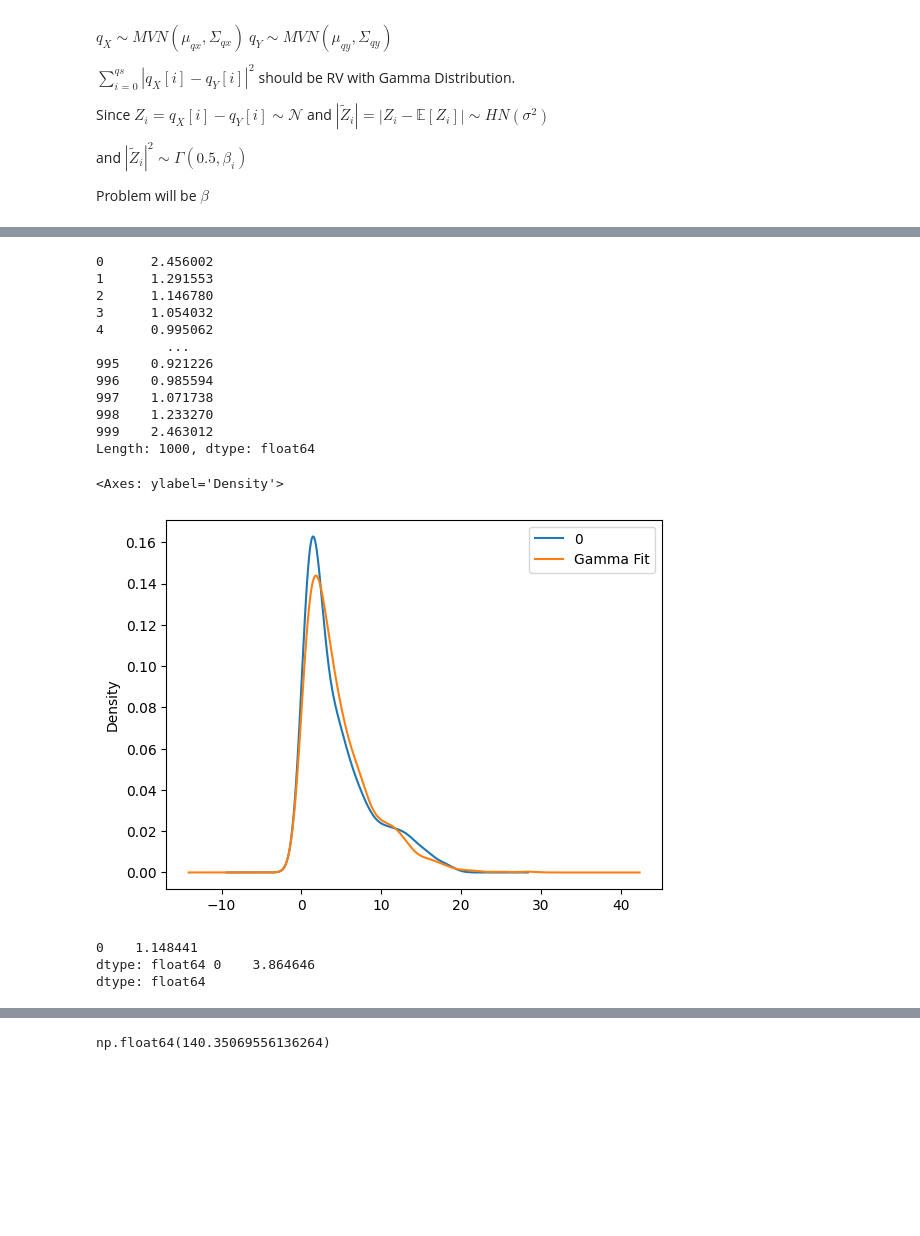
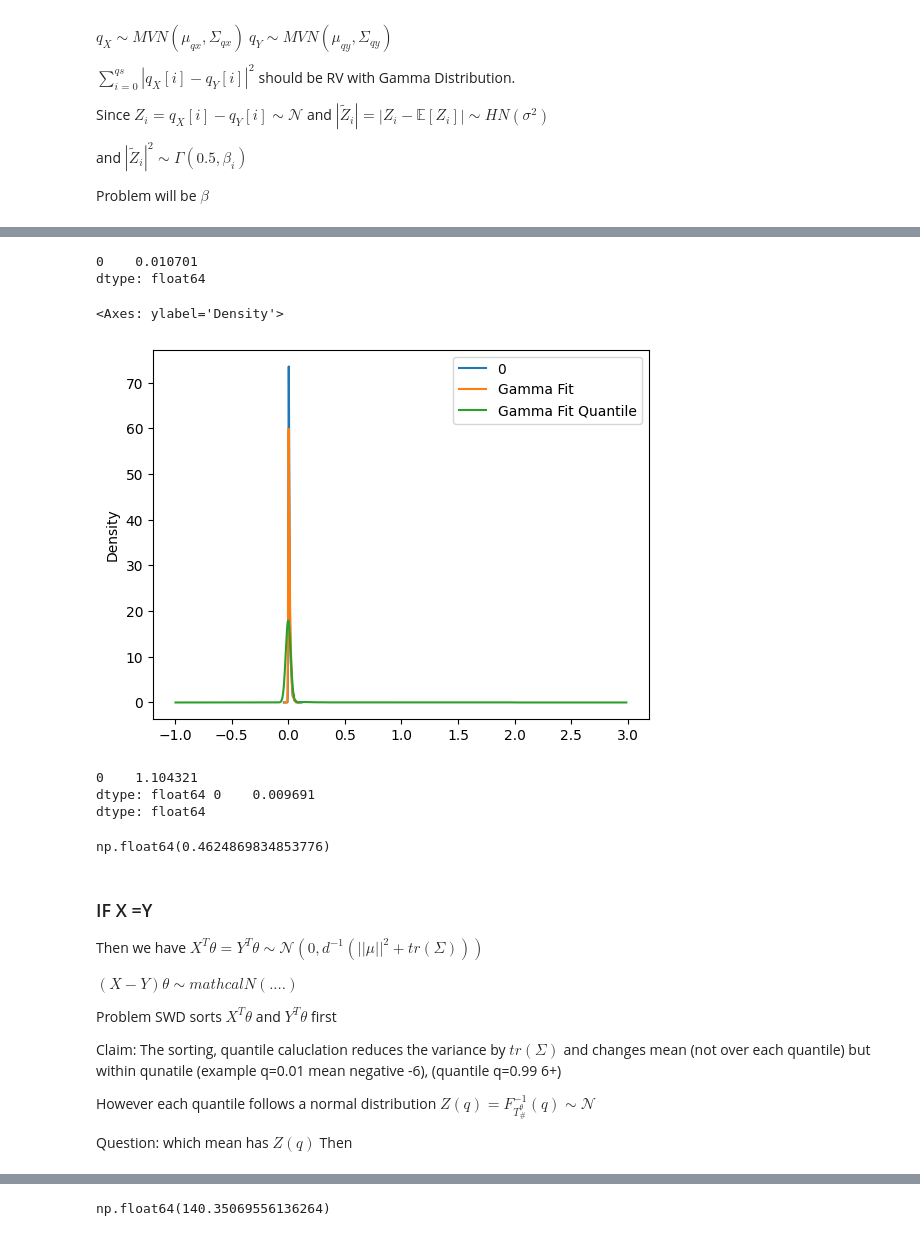
Before and after one commit to jsve96/SWD_CPD, a Jupyter notebook: Gamma-example.ipynb, the cells around one changed output, grey strips where cells are left out. Saved outputs shown, nothing was run; the diff lists cells and outputs as text; code cells hidden in the pictures; blank space fills up the shorter version.

```diff
--- a/Gamma-example.ipynb
+++ b/Gamma-example.ipynb
@@ -13,7 +13,7 @@ def project_and_calc_dist(X,Y,theta,p):
     x_proj = np.dot(X, theta.T)
     y_proj = np.dot(Y, theta.T)
     #N,d = X.shape
-    qs = np.linspace(0,1,50)
+    qs = np.linspace(0,1,100)
     xp_quantiles = np.quantile(x_proj, qs, axis=0, method="inverted_cdf")
     yp_quantiles = np.quantile(y_proj, qs, axis=0, method="inverted_cdf")
 
@@ -41,9 +41,10 @@ def sample_theta(X,num_smaples=10):
 # %%
 mx = np.array([1,1,3,0,0])
 Var_X = np.diag([1,2,3,4,5])
-my = np.array([0,0,1,2,3])
-#my=mx
+my = np.array([0,0,1,0,0])
+my=mx
 Var_Y = np.eye(5)
+Var_Y = Var_X
 N= 10000
 X_N = np.random.multivariate_normal(mx,Var_X,size=N)
 Y_N = np.random.multivariate_normal(my,Var_Y,size=N)
@@ -103,7 +108,7 @@ Problem will be $\beta$
 # %%
 #### Compute quantiles of Projections for each column
 
-qs = np.linspace(0,1,100)
+qs = np.linspace(0,1,1000)
 
 x_proj_q = np.quantile(x_proj,qs,axis=0)
 y_proj_q = np.quantile(y_proj,qs,axis=0)
@@ -202 +216,6 @@ Length: 100, dtype: float64
+# %%
+tmp_m = Diff_2.mean(axis=1).mean()
+tmp_v = Diff_2.var(axis=1).mean()
+a_quantile =tmp_m**2/tmp_v
+b_quantile = tmp_v/tmp_m
 # %%
@@ -225,39 +223,51 @@ array([14.6416506 ,  6.37452985,  5.35689933,  4.74143043,  4.29684266,
-# %%
-((Diff_2.var(axis=1))/100)
-# %% [output]
-0      2.456002
-1      1.291553
-2      1.146780
-3      1.054032
-4      0.995062
-         ...
-995    0.921226
-996    0.985594
-997    1.071738
-998    1.233270
-999    2.463012
-Length: 1000, dtype: float64
 # %%
 fig2,ax2  = plt.subplots()
 
 W2 = pd.DataFrame(project_and_calc_dist(X_N,Y_N,THETA,p=2).mean(axis=0))
+
+print(W2.mean())
 W2.plot.kde(ax=ax2)
 
 b= W2.var()/W2.mean()
 a = W2.mean()**2/W2.var()
 
 
 #pd.DataFrame(np.random.noncentral_chisquare(2,1,1000),columns=['Non central chi squared']).plot.kde(ax=ax2)
 
+pd.DataFrame(np.random.gamma(a,b,1000),columns=['Gamma Fit']).plot.kde(ax=ax2)
 
-pd.DataFrame(np.random.gamma(a,b,1000),columns=['Gamma Fit']).plot.kde(ax=ax2)
+pd.DataFrame(np.random.gamma(a_quantile,b_quantile,1000),columns=['Gamma Fit Quantile']).plot.kde(ax=ax2)
 # %% [output]
-<Axes: ylabel='Density'>
+0    0.010701
+dtype: float64
+<Axes: ylabel='Density'>
-[figure, old version]
+[figure, new version]
 # %%
 print(a,b)
 # %% [output]
-0    1.148441
-dtype: float64 0    3.864646
+0    1.104321
+dtype: float64 0    0.009691
 dtype: float64
+# %%
+(Diff_2.mean(axis=1)**2/Diff_2.var(axis=1)).mean()
+# %% [output]
+np.float64(0.4624869834853776)
+# %% [markdown]
+### IF X =Y
+
+Then we have $X^{T}\theta = Y^{T}\theta \sim \mathcal{N}(0,d^{-1}(||\mu||^{2}+tr(\Sigma)))$
+
+
+$(X-Y)\theta \sim mathcal{N}(....)$
+
+Problem SWD sorts $X^{T}\theta$ and $Y^{T}\theta$ first
+
+Claim:
+The sorting, quantile caluclation reduces the variance by $tr(\Sigma)$ and changes mean (not over each quantile) but within qunatile (example q=0.01 mean negative -6), (quantile q=0.99 6+)
+
+
+However each quantile follows a normal distribution $Z(q) = F^{-1}_{T^{\theta}_{\#}}(q) \sim \mathcal{N}$
+
+Question: which mean has $Z(q)$
+Then
 # %%
```
Also changed, not shown: parts of 12 cells of this notebook, 2 other files.
